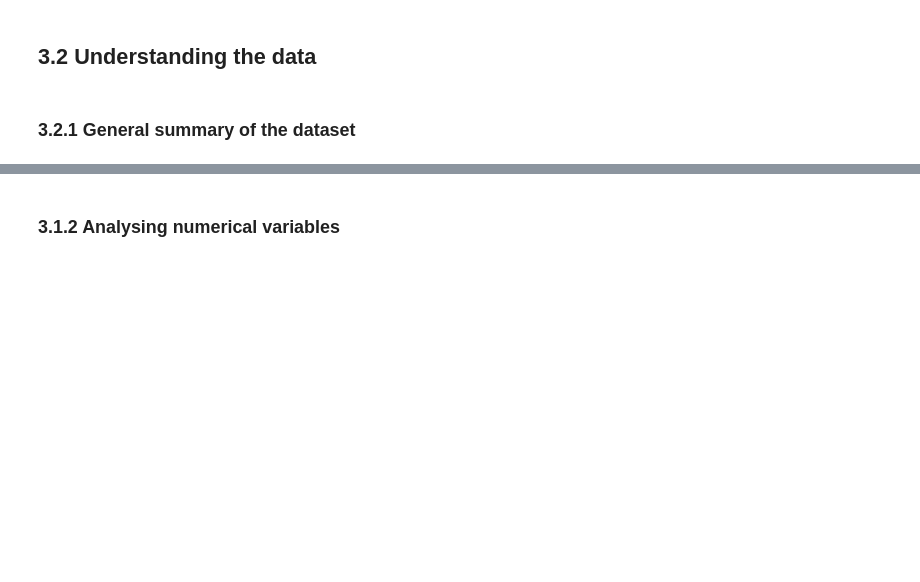
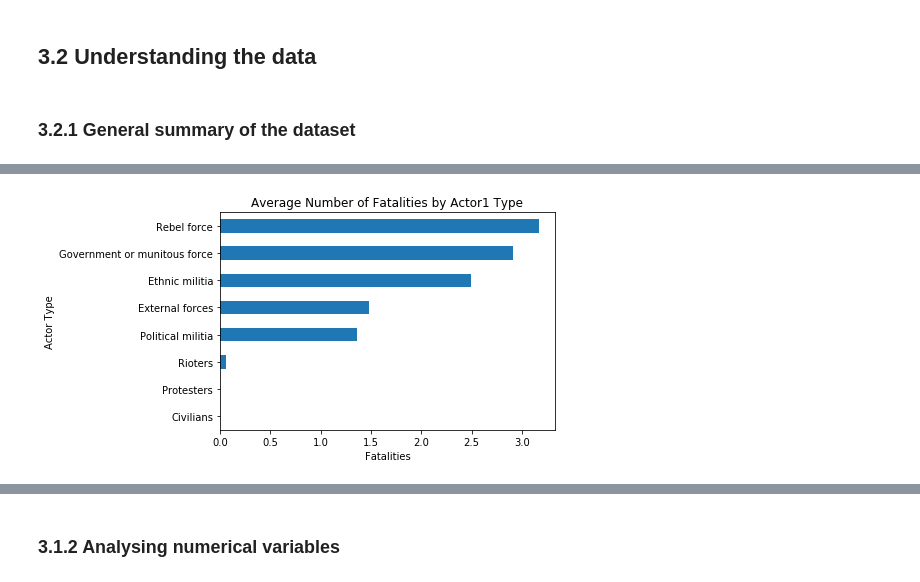
Before and after one commit to ashleysuiter/ashley_suiter_final_project, a Jupyter notebook: pt2.ipynb, the cells around one changed output, grey strips where cells are left out. Saved outputs shown, nothing was run; the diff lists cells and outputs as text; code cells hidden in the pictures; blank space fills up the shorter version.

```diff
--- a/pt2.ipynb
+++ b/pt2.ipynb
@@ -147,0 +195,4 @@ forest_fire.describe(include='object')
+# %%
+#Create Dictionary of Actor Types
+Actor_Type = {1: 'Government or munitous force', 2: 'Rebel force', 3: 'Political militia', 4:'Ethnic militia', 5:'Rioters', 6: 'Protesters', 7: 'Civilians', 8:'External forces'}
+print(Actor_Type)
@@ -147,0 +201,6 @@ forest_fire.describe(include='object')
+# %%
+# Understand the average number of fatalites for an each ACTOR1 type
+inter1_fatal = ACLED.groupby('INTER1',as_index=False).agg({'FATALITIES': 'mean'}).sort_values(by='FATALITIES')
+inter1_fatal['INTER1']=inter1_fatal['INTER1'].map(Actor_Type)
+inter1_fatal=inter1_fatal.set_index('INTER1')
+print(inter1_fatal)
@@ -147,0 +218,7 @@ forest_fire.describe(include='object')
+# %%
+ax = inter1_fatal.loc[:,'FATALITIES'].plot(y='FATALITIES', x='INTER1', kind='barh',)
+ax.set_title('Average Number of Fatalities by Actor1 Type')
+ax.set_ylabel('Actor Type')
+ax.set_xlabel('Fatalities');
+# %% [output]
+[figure, added]
```
Also changed, not shown: parts of 101 cells of this notebook.
